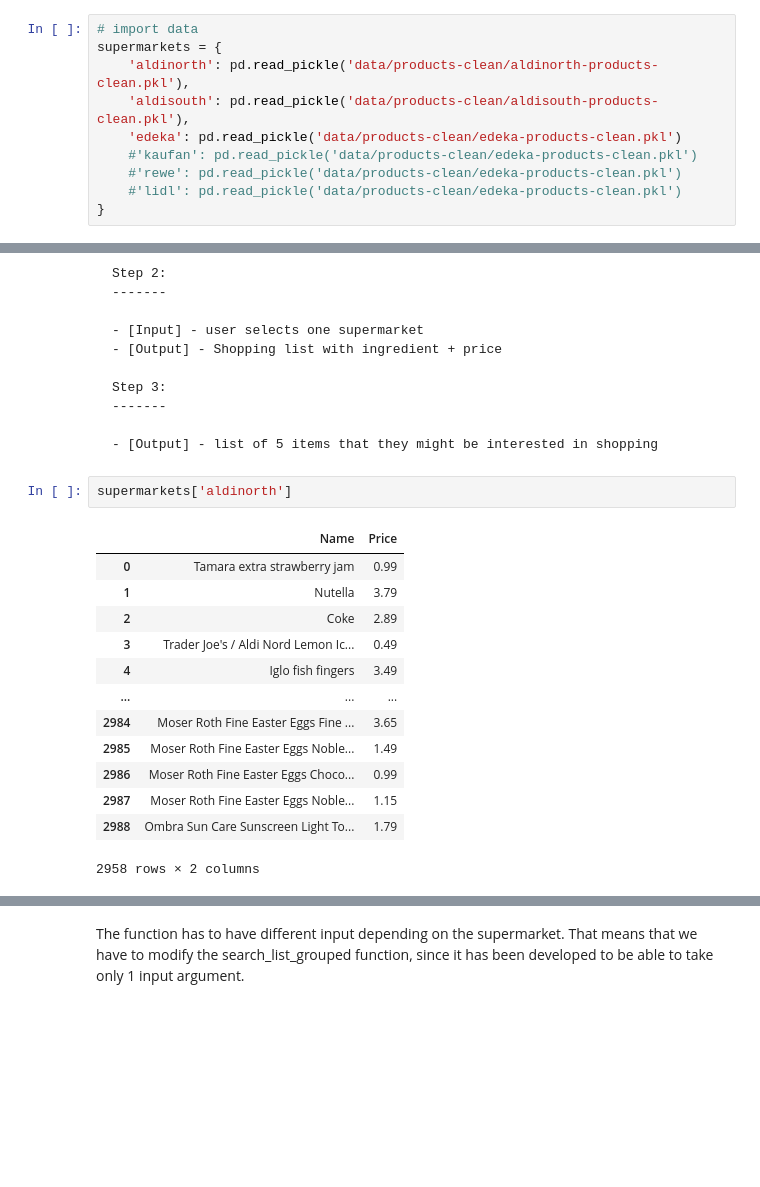
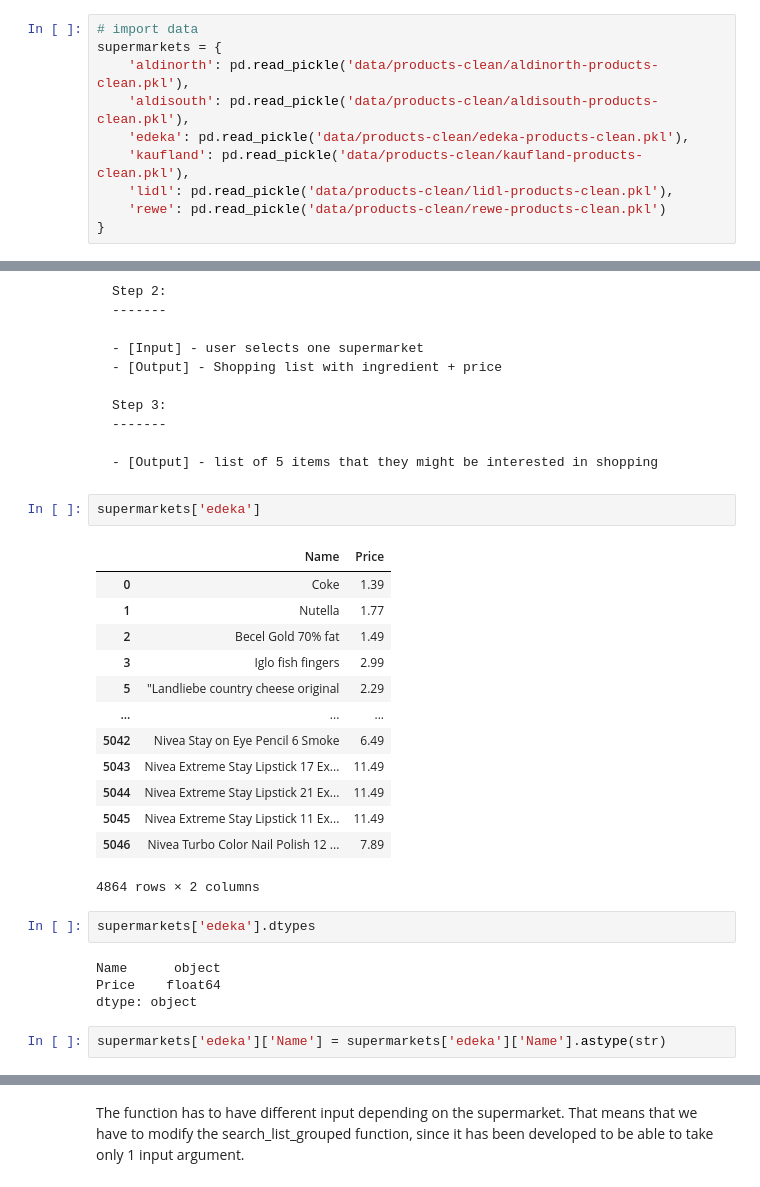
Before and after one commit to pepenunez/final-project, a Jupyter notebook: 04_supermarkets-modeling.ipynb, the cells around one changed output, grey strips where cells are left out. Cells and saved outputs as stored; diff of their text form; blank space fills up the shorter version.

Commit message:
supermarkets modeling

```diff
--- a/04_supermarkets-modeling.ipynb
+++ b/04_supermarkets-modeling.ipynb
@@ -12,9 +12,9 @@ import numpy as np
 supermarkets = {
     'aldinorth': pd.read_pickle('data/products-clean/aldinorth-products-clean.pkl'),
     'aldisouth': pd.read_pickle('data/products-clean/aldisouth-products-clean.pkl'),
-    'edeka': pd.read_pickle('data/products-clean/edeka-products-clean.pkl')
-    #'kaufan': pd.read_pickle('data/products-clean/edeka-products-clean.pkl')
-    #'rewe': pd.read_pickle('data/products-clean/edeka-products-clean.pkl')
-    #'lidl': pd.read_pickle('data/products-clean/edeka-products-clean.pkl')
+    'edeka': pd.read_pickle('data/products-clean/edeka-products-clean.pkl'),
+    'kaufland': pd.read_pickle('data/products-clean/kaufland-products-clean.pkl'),
+    'lidl': pd.read_pickle('data/products-clean/lidl-products-clean.pkl'),
+    'rewe': pd.read_pickle('data/products-clean/rewe-products-clean.pkl')
 }
 # %%
@@ -265,18 +284,26 @@ Our final algorithm should be able to:
 
     - [Output] - list of 5 items that they might be interested in shopping
 # %%
-supermarkets['aldinorth']
+supermarkets['edeka']
 # %% [output]
 |  | Name | Price |
-| 0 | Tamara extra strawberry jam | 0.99 |
-| 1 | Nutella | 3.79 |
-| 2 | Coke | 2.89 |
-| 3 | Trader Joe's / Aldi Nord Lemon Ic... | 0.49 |
-| 4 | Iglo fish fingers | 3.49 |
+| 0 | Coke | 1.39 |
+| 1 | Nutella | 1.77 |
+| 2 | Becel Gold 70% fat | 1.49 |
+| 3 | Iglo fish fingers | 2.99 |
+| 5 | "Landliebe country cheese original | 2.29 |
 | ... | ... | ... |
-| 2984 | Moser Roth Fine Easter Eggs Fine ... | 3.65 |
-| 2985 | Moser Roth Fine Easter Eggs Noble... | 1.49 |
-| 2986 | Moser Roth Fine Easter Eggs Choco... | 0.99 |
-| 2987 | Moser Roth Fine Easter Eggs Noble... | 1.15 |
-| 2988 | Ombra Sun Care Sunscreen Light To... | 1.79 |
+| 5042 | Nivea Stay on Eye Pencil 6 Smoke | 6.49 |
+| 5043 | Nivea Extreme Stay Lipstick 17 Ex... | 11.49 |
+| 5044 | Nivea Extreme Stay Lipstick 21 Ex... | 11.49 |
+| 5045 | Nivea Extreme Stay Lipstick 11 Ex... | 11.49 |
+| 5046 | Nivea Turbo Color Nail Polish 12 ... | 7.89 |
-2958 rows × 2 columns
+4864 rows × 2 columns
+# %%
+supermarkets['edeka'].dtypes
+# %% [output]
+Name      object
+Price    float64
+dtype: object
+# %%
+supermarkets['edeka']['Name'] = supermarkets['edeka']['Name'].astype(str)
```
Also changed, not shown: parts of 14 cells of this notebook, 7 other files.
